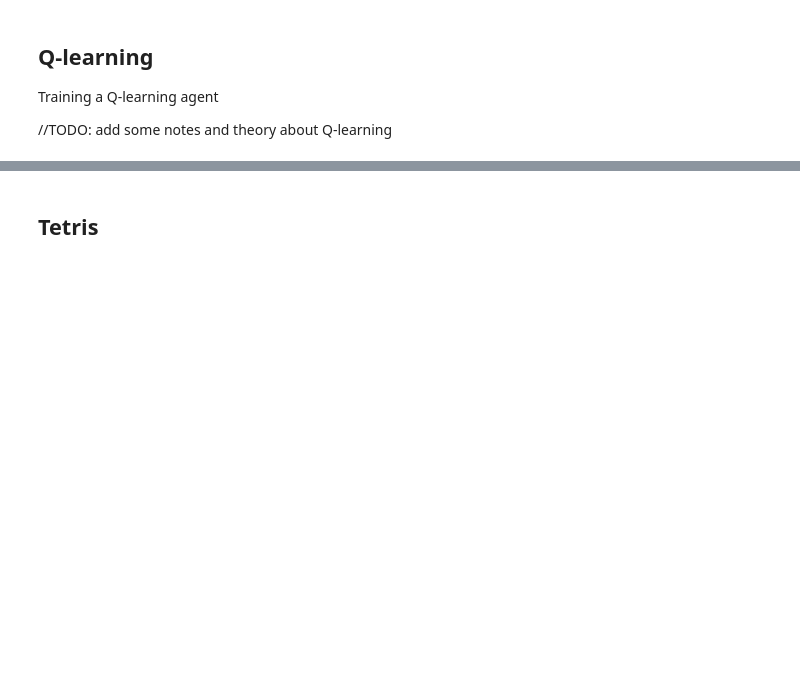
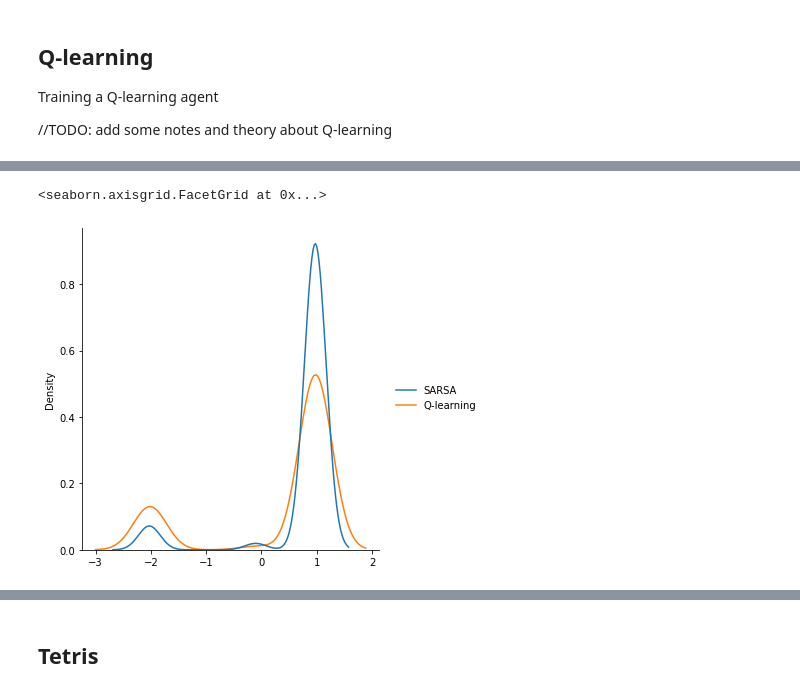
Before and after one commit to ByteFuse/indabax-2021, a Jupyter notebook: rl.ipynb, the cells around one changed output, grey strips where cells are left out. Saved outputs shown, nothing was run; the diff lists cells and outputs as text; code cells hidden in the pictures; blank space fills up the shorter version.

```diff
--- a/rl.ipynb
+++ b/rl.ipynb
@@ -346,0 +338,6 @@ agent.demo(0)
+# %%
+return_df = pd.DataFrame({'SARSA': sarsa_agent.episode_return_history, 'Q-learning': q_agent.episode_return_history})
+sns.displot(return_df,kind='kde')
+# %% [output]
+<seaborn.axisgrid.FacetGrid at 0x...>
+[figure, added]
```
Also changed, not shown: parts of 17 cells of this notebook.
